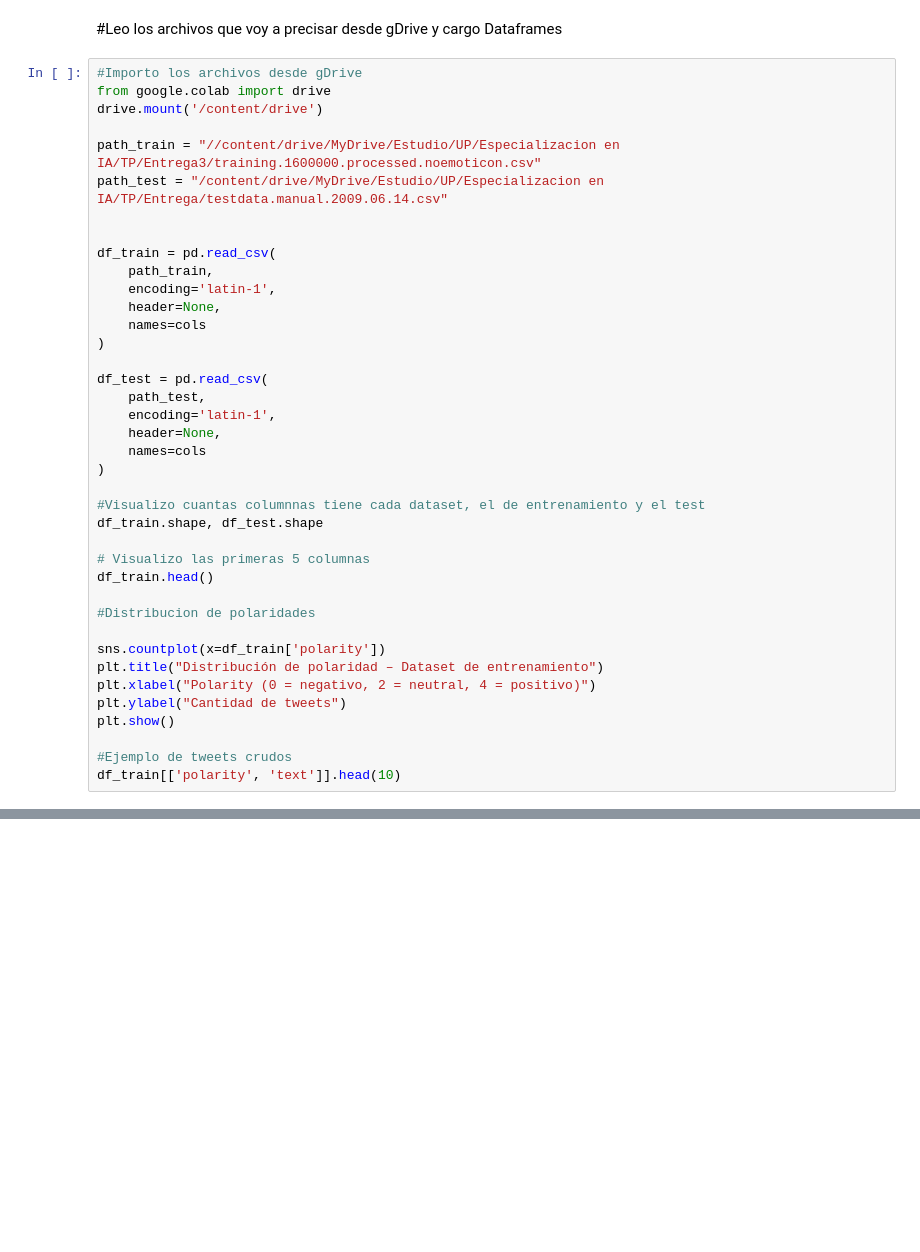
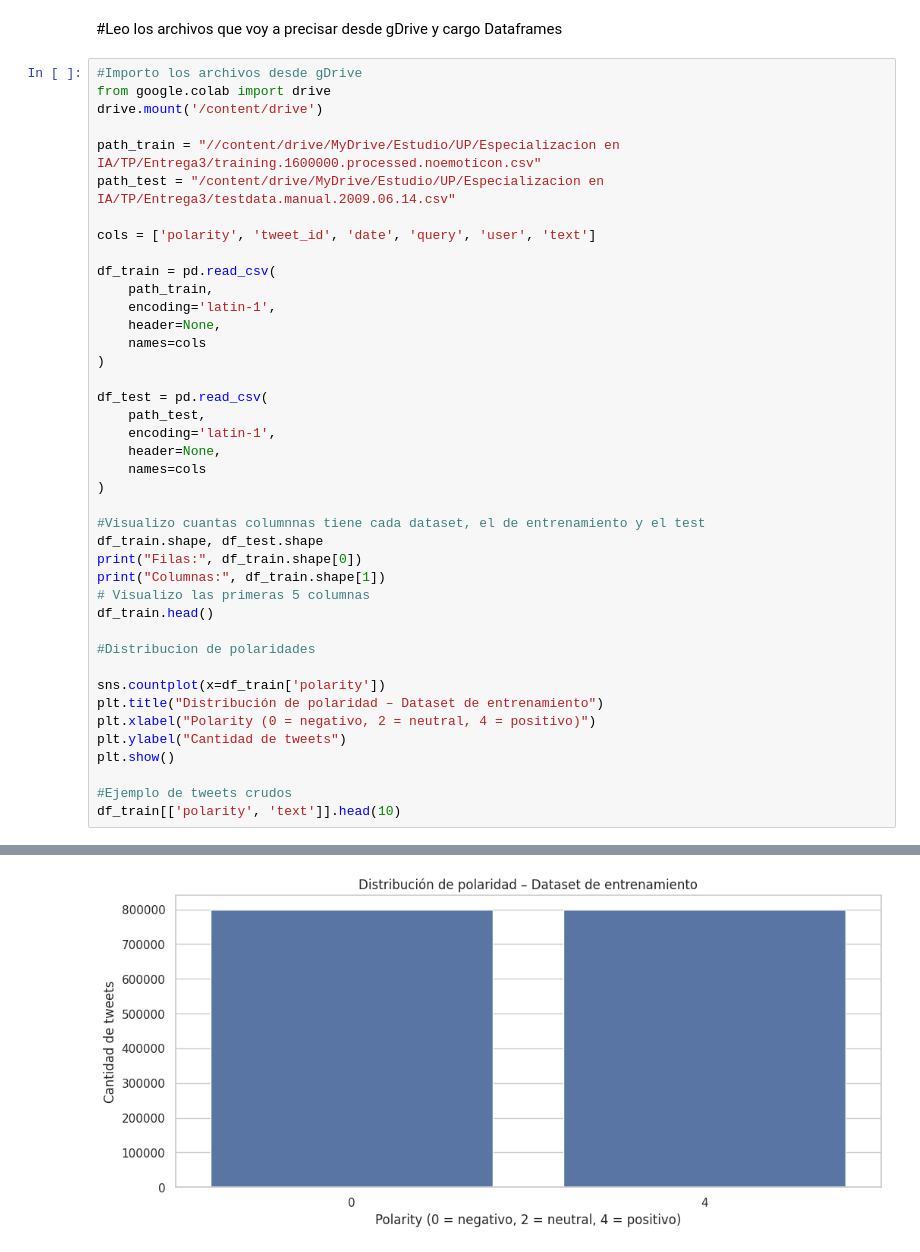
Before and after one commit to marcelomkk/tweetsAnalytics, a Jupyter notebook: Entrega-TP3.ipynb, the cells around one changed output, grey strips where cells are left out. Cells and saved outputs as stored; diff of their text form; blank space fills up the shorter version.

```diff
--- a/Entrega-TP3.ipynb
+++ b/Entrega-TP3.ipynb
@@ -59,8 +59,9 @@ from google.colab import drive
 drive.mount('/content/drive')
 
 path_train = "//content/drive/MyDrive/Estudio/UP/Especializacion en IA/TP/Entrega3/training.1600000.processed.noemoticon.csv"
-path_test = "/content/drive/MyDrive/Estudio/UP/Especializacion en IA/TP/Entrega/testdata.manual.2009.06.14.csv"
+path_test = "/content/drive/MyDrive/Estudio/UP/Especializacion en IA/TP/Entrega3/testdata.manual.2009.06.14.csv"
 
+cols = ['polarity', 'tweet_id', 'date', 'query', 'user', 'text']
 
 df_train = pd.read_csv(
     path_train,
@@ -78,7 +79,8 @@ df_test = pd.read_csv(
 
 #Visualizo cuantas columnnas tiene cada dataset, el de entrenamiento y el test
 df_train.shape, df_test.shape
-
+print("Filas:", df_train.shape[0])
+print("Columnas:", df_train.shape[1])
 # Visualizo las primeras 5 columnas
 df_train.head()
 
@@ -92,3 +94,4 @@ plt.show()
 
 #Ejemplo de tweets crudos
 df_train[['polarity', 'text']].head(10)
+# %% [output]
@@ -94,0 +101 @@ df_train[['polarity', 'text']].head(10)
+[figure, added]
```
Also changed, not shown: parts of 33 cells of this notebook.
